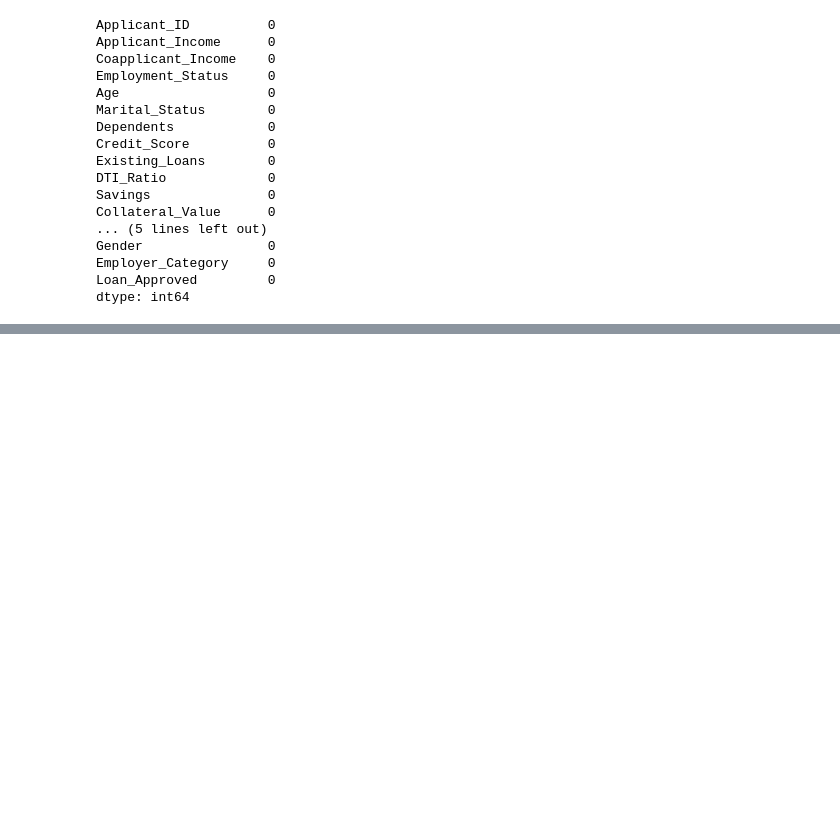
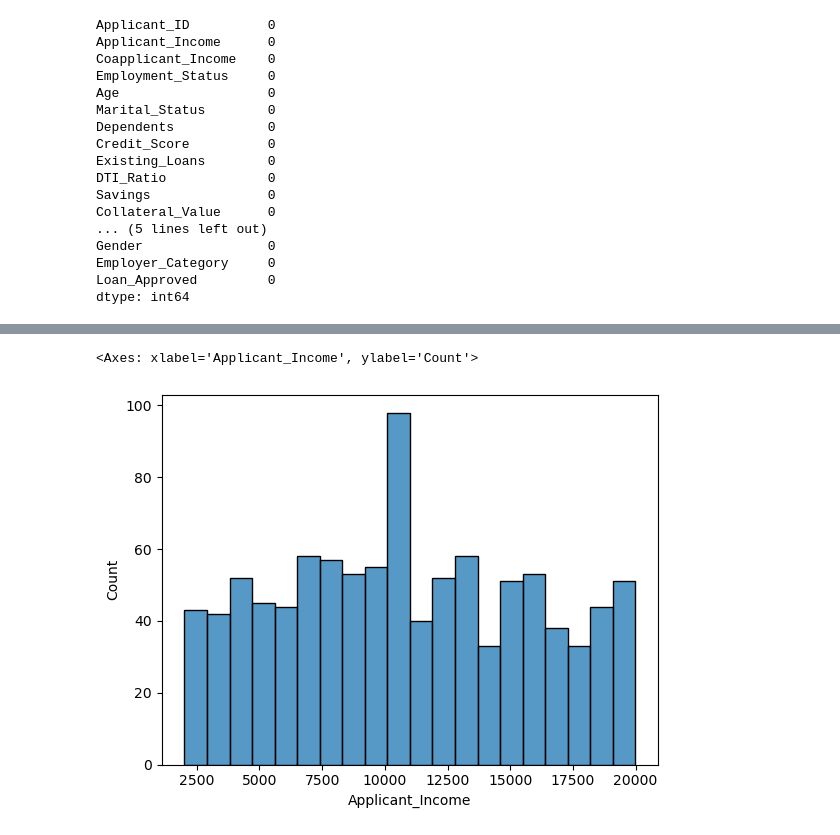
Before and after one commit to piyushhh-glitch/Machine_Learning, a Jupyter notebook: Supervised_ML/projects/loan_shark.ipynb, the cells around one changed output, grey strips where cells are left out. Saved outputs shown, nothing was run; the diff lists cells and outputs as text; code cells hidden in the pictures; blank space fills up the shorter version.

```diff
--- a/Supervised_ML/projects/loan_shark.ipynb
+++ b/Supervised_ML/projects/loan_shark.ipynb
@@ -111,0 +139,11 @@ Exploratory Data Analysis
+# %%
+#Lets analyze income
+
+sns.histplot(
+    data=df,
+    x="Applicant_Income",
+    bins=20
+)
+# %% [output]
+<Axes: xlabel='Applicant_Income', ylabel='Count'>
+[figure, added]
```
Also changed, not shown: parts of 11 cells of this notebook.
